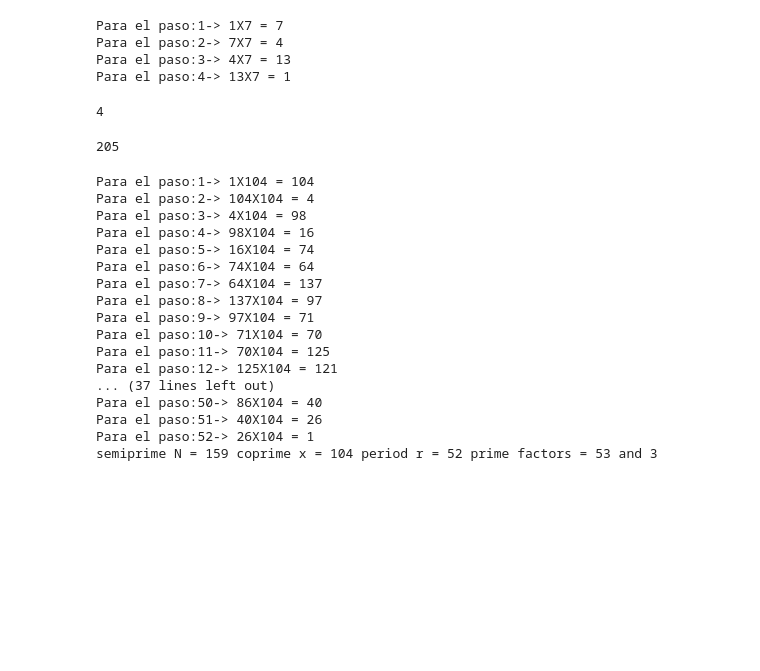
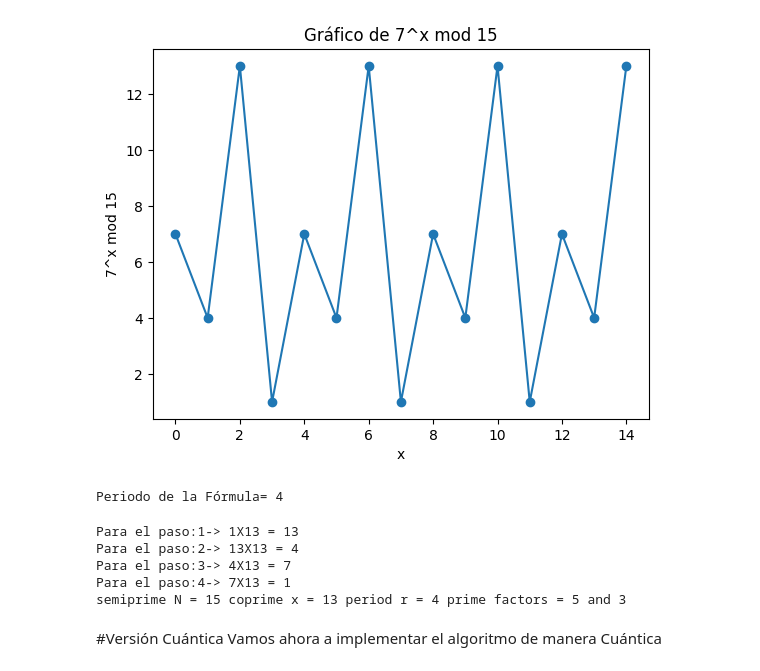
Before and after one commit to lmbibbo/quantum, a Jupyter notebook: shor.ipynb, the cells around one changed output. Cells and saved outputs as stored; diff of their text form; code cells hidden in the pictures; blank space fills up the shorter version.

```diff
--- a/shor.ipynb
+++ b/shor.ipynb
@@ -16,18 +15,44 @@ def find_period_classical(x, N):
         print(f"Para el paso:{n}-> {t_ant}X{x} = {t}")
 
     return n
-# %%
-find_period_classical(7, 15)
-# %% [output]
-Para el paso:1-> 1X7 = 7
-Para el paso:2-> 7X7 = 4
-Para el paso:3-> 4X7 = 13
-Para el paso:4-> 13X7 = 1
-4
-# %%
-np.mod(205, 357)
-# %% [output]
-205
+# %%
+def find_period_ext(x, N, x_max):
+    n = 1
+    periodo = 0
+    t = x
+    y_val = []
+    y_val.append(t)
+
+    #print(f"Para el paso:{n}-> {n}X{x} = {t}")
+    while n < x_max:
+        #t *= x
+        #t %= N
+        t_ant = t
+        t = np.mod(t*x, N)
+        y_val.append(t)
+        n += 1
+        if (t == 1 and periodo == 0):
+            periodo = n
+        #print(f"Para el paso:{n}-> {t_ant}X{x} = {t}")
+    return periodo, y_val
+# %%
+a = 7
+N = 15
+x_max = 15
+periodo, y_val = find_period_ext(a, N, x_max)
+# %%
+plt.plot(y_val,  marker='o', linestyle='-')
+plt.xlabel('x')
+
+plt.ylabel(f'{a}^x mod {N}')
+plt.title(f'Gráfico de {a}^x mod {N}')
+plt.show()
+# %% [output]
+[figure, added]
+# %%
+print(f"Periodo de la Fórmula= {periodo}")
+# %% [output]
+Periodo de la Fórmula= 4
 # %%
 import math
 import random
@@ -43,24 +68,14 @@ def shors_algorithm_classical(N):
     q = math.gcd(x**int(r/2)-1,N)
     return x,r,p,q
 # %%
-N = 159
 x,r,p,q = shors_algorithm_classical(N)
 print(f"semiprime N = {N} coprime x = {x} period r = {r} prime factors = {p} and {q}")
 # %% [output]
-Para el paso:1-> 1X104 = 104
-Para el paso:2-> 104X104 = 4
-Para el paso:3-> 4X104 = 98
-Para el paso:4-> 98X104 = 16
-Para el paso:5-> 16X104 = 74
-Para el paso:6-> 74X104 = 64
-Para el paso:7-> 64X104 = 137
-Para el paso:8-> 137X104 = 97
-Para el paso:9-> 97X104 = 71
-Para el paso:10-> 71X104 = 70
-Para el paso:11-> 70X104 = 125
-Para el paso:12-> 125X104 = 121
-... (37 lines left out)
-Para el paso:50-> 86X104 = 40
-Para el paso:51-> 40X104 = 26
-Para el paso:52-> 26X104 = 1
-semiprime N = 159 coprime x = 104 period r = 52 prime factors = 53 and 3
+Para el paso:1-> 1X13 = 13
+Para el paso:2-> 13X13 = 4
+Para el paso:3-> 4X13 = 7
+Para el paso:4-> 7X13 = 1
+semiprime N = 15 coprime x = 13 period r = 4 prime factors = 5 and 3
+# %% [markdown]
+#Versión Cuántica
+Vamos ahora a implementar el algoritmo de manera Cuántica
```
Also changed, not shown: parts of 13 cells of this notebook.
